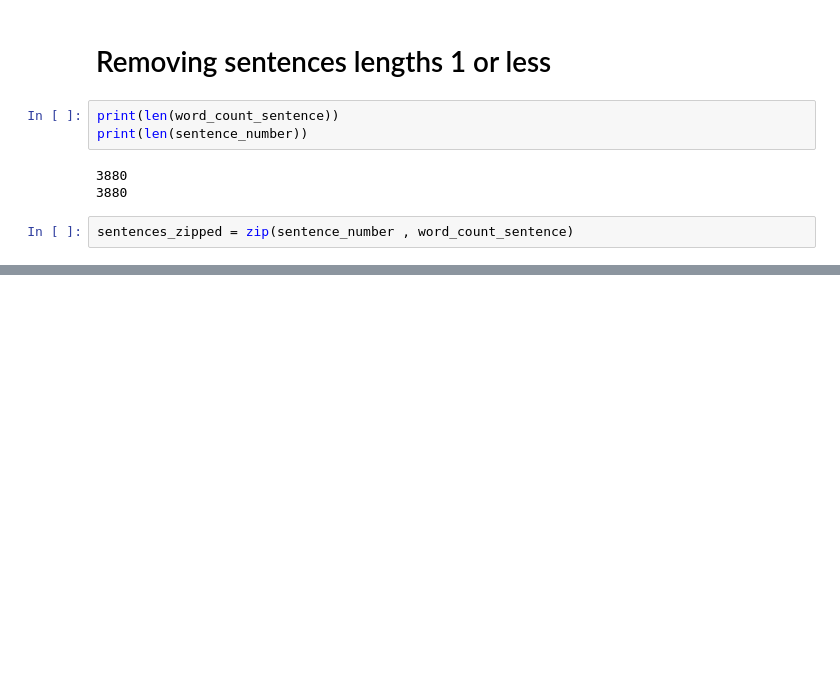
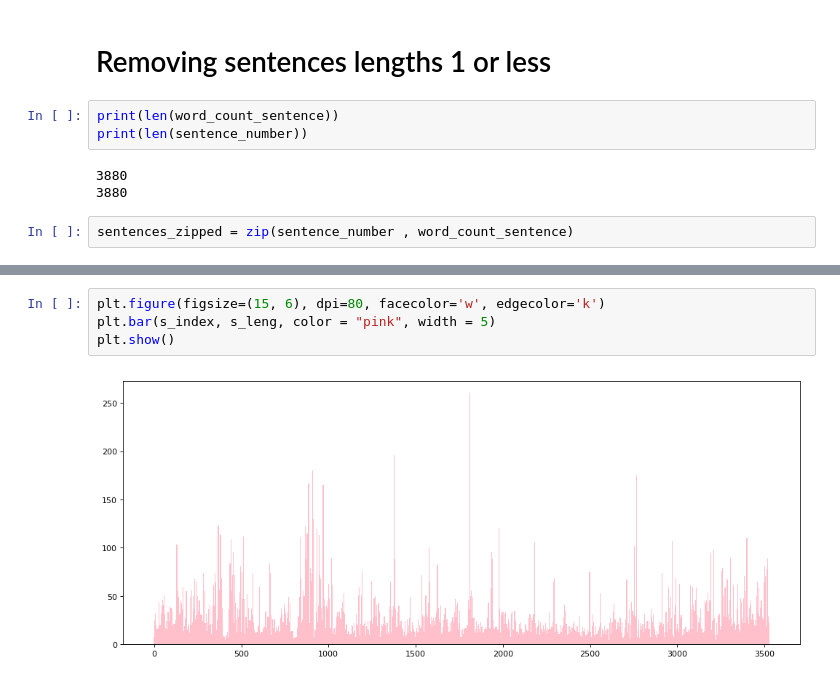
Before and after one commit to bailey-danielson/NLP_Practice, a Jupyter notebook: Sentence_Length.ipynb, the cells around one changed output, grey strips where cells are left out. Cells and saved outputs as stored; diff of their text form; blank space fills up the shorter version.

```diff
--- a/Sentence_Length.ipynb
+++ b/Sentence_Length.ipynb
@@ -92,0 +140,6 @@ len(first_ten)
+# %%
+plt.figure(figsize=(15, 6), dpi=80, facecolor='w', edgecolor='k')
+plt.bar(s_index, s_leng, color = "pink", width = 5)
+plt.show()
+# %% [output]
+[figure, added]
```
Also changed, not shown: parts of 14 cells of this notebook.
